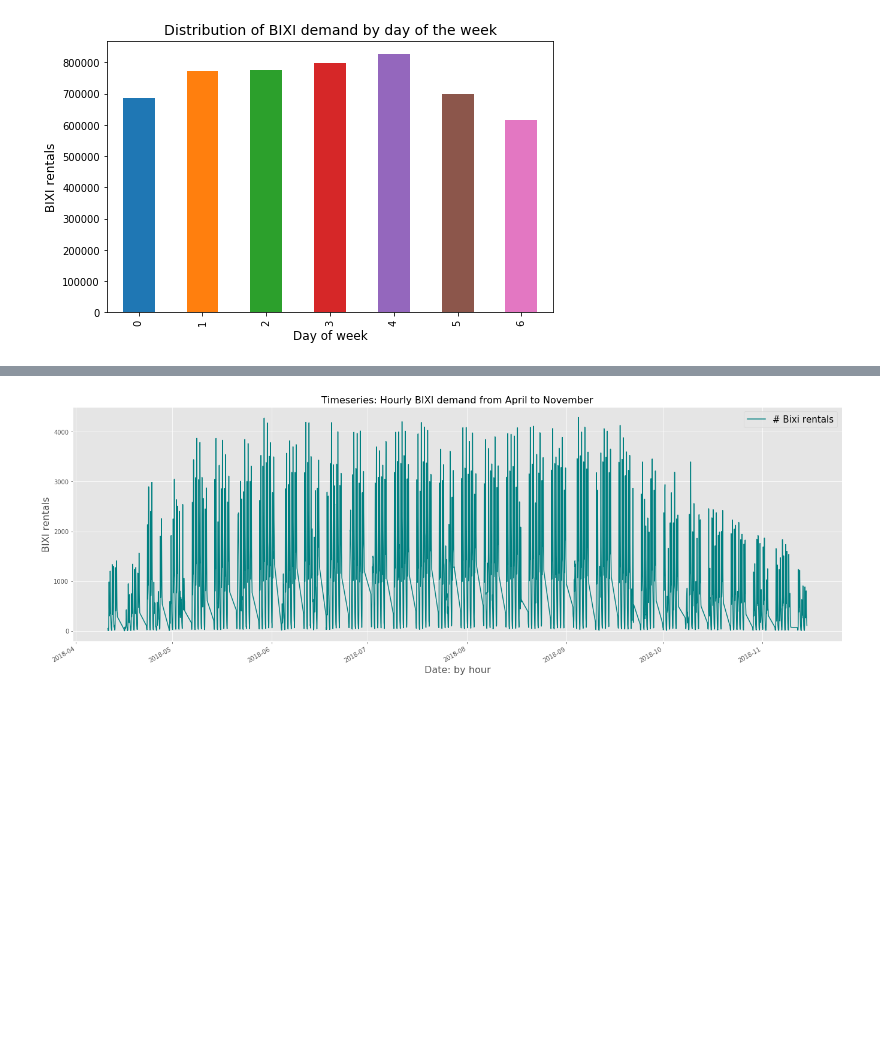
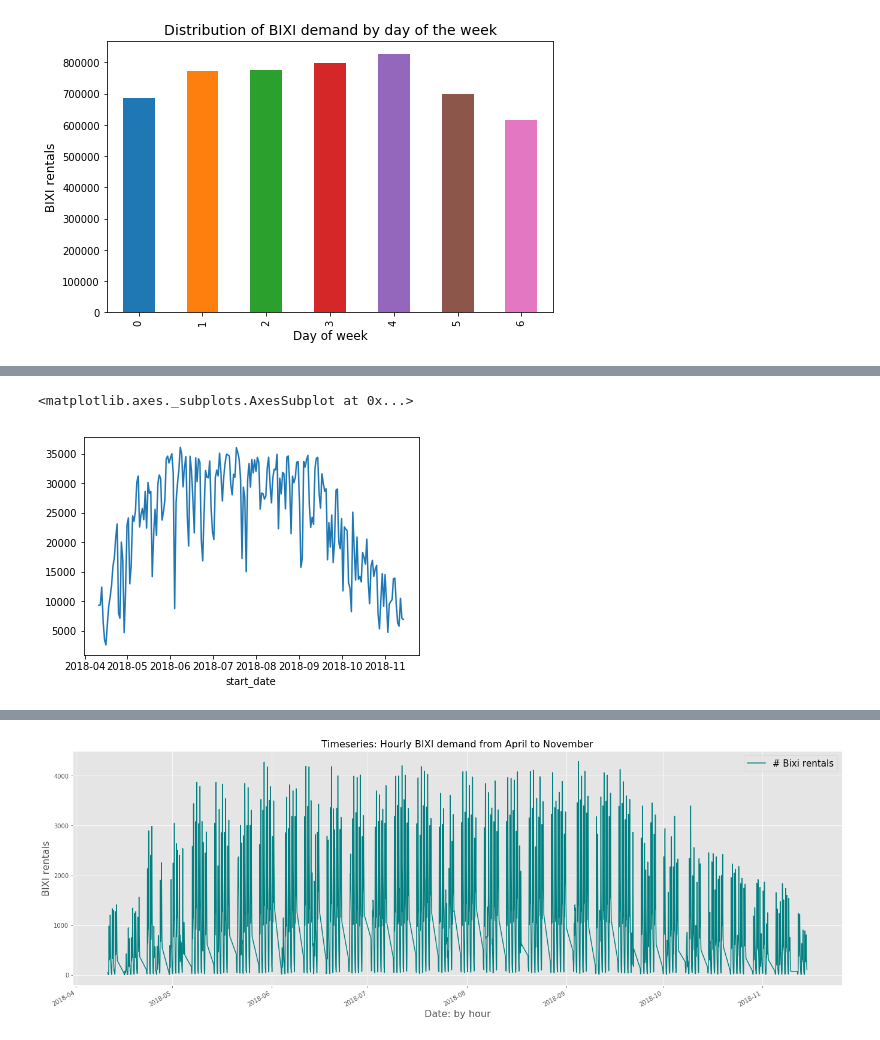
Before and after one commit to Rimab55/Forecasting_Bixi_Bikeshare_rentals, a Jupyter notebook: EDA_bixi.ipynb, the cells around one changed output, grey strips where cells are left out. Cells and saved outputs as stored; diff of their text form; code cells hidden in the pictures; blank space fills up the shorter version.

```diff
--- a/EDA_bixi.ipynb
+++ b/EDA_bixi.ipynb
@@ -206,0 +125,5 @@ df_bixi
+# %%
+df_bixi.groupby('start_date').count()['start_station_code'].plot()
+# %% [output]
+<matplotlib.axes._subplots.AxesSubplot at 0x...>
+[figure, added]
```
Also changed, not shown: parts of 19 cells of this notebook.
